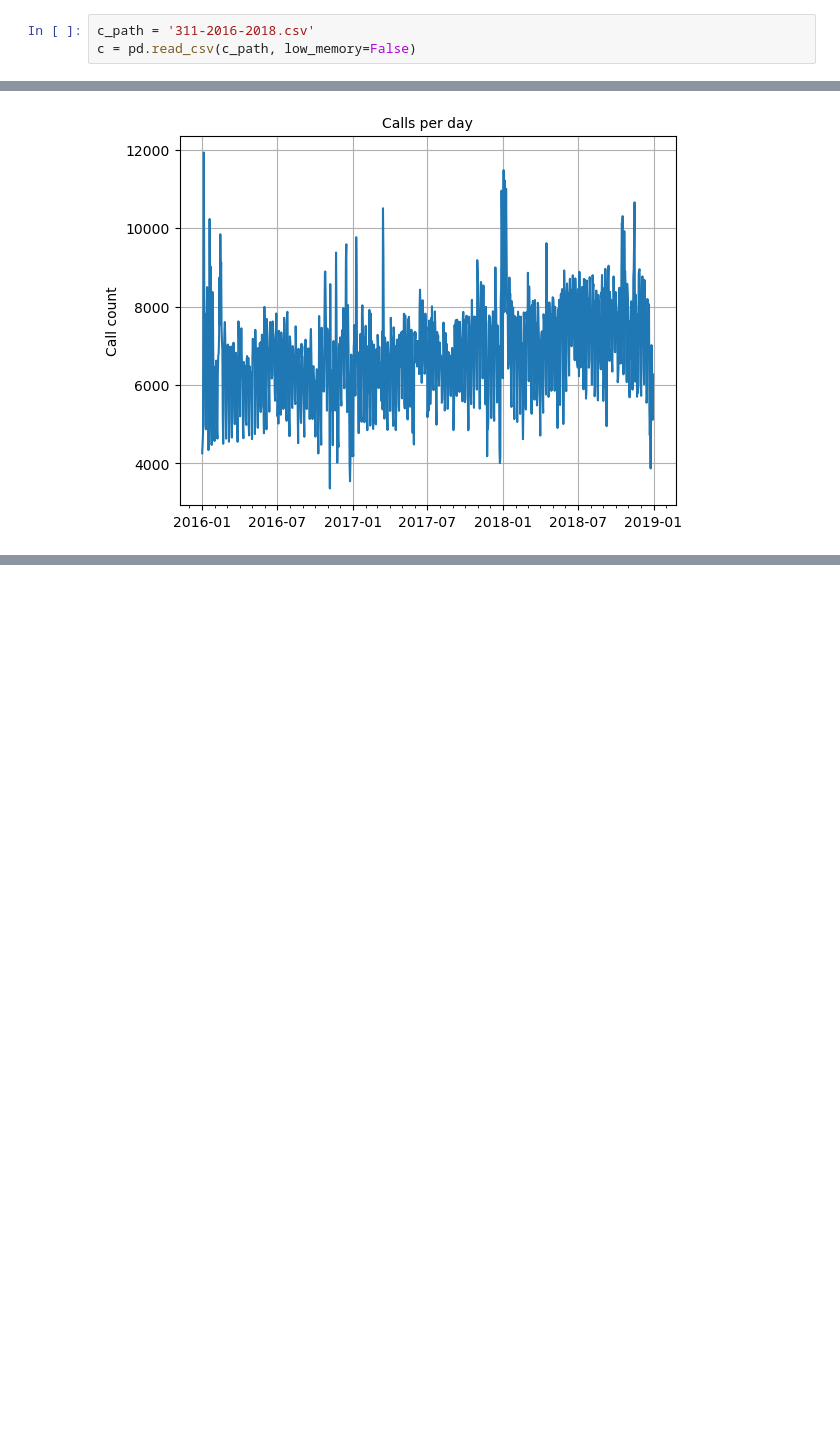
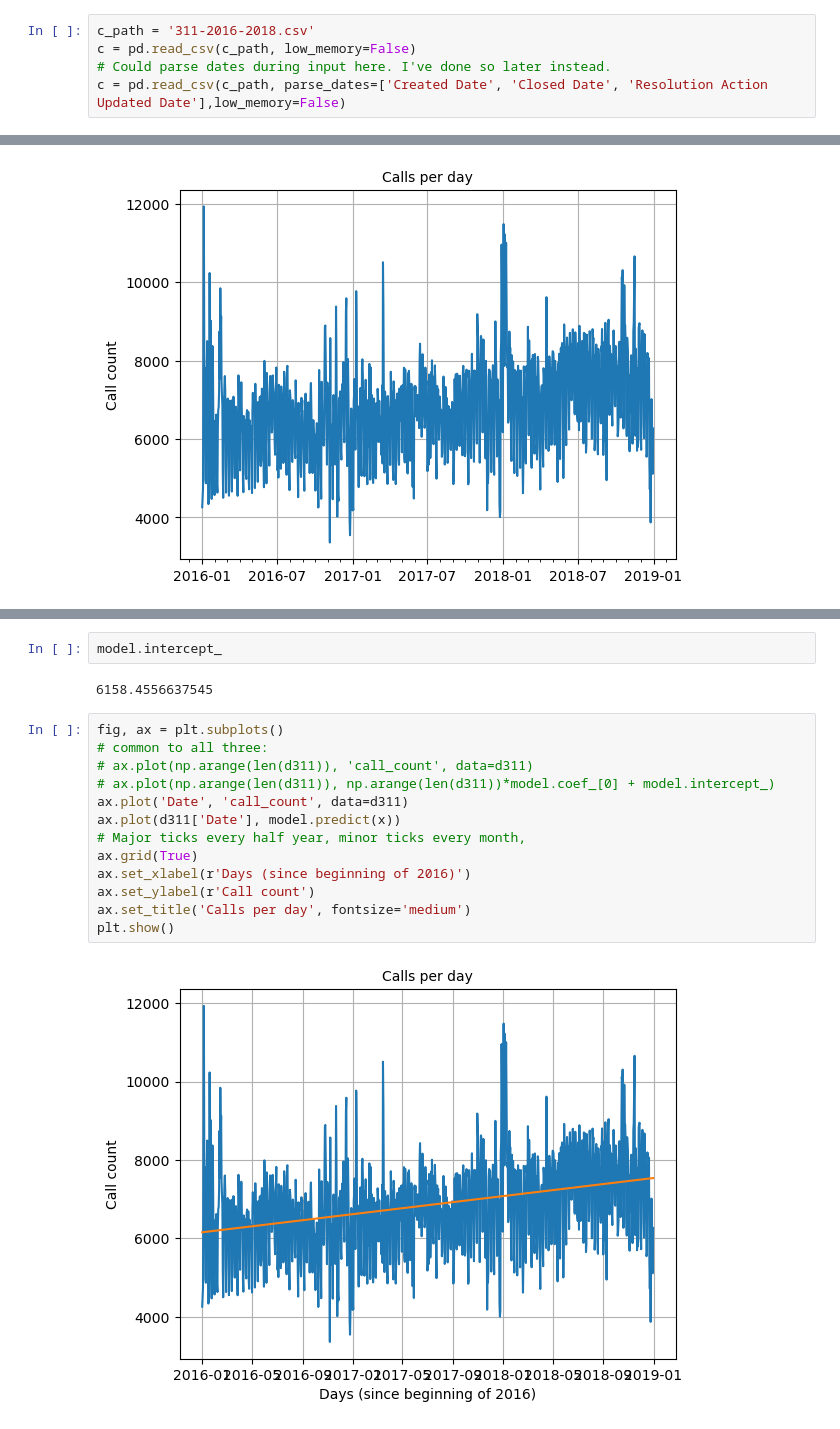
Before and after one commit to ericschwen/weather_311, a Jupyter notebook: 311_exploration.ipynb, the cells around one changed output, grey strips where cells are left out. Drawn from its saved outputs; the diff is of its cells as text; blank space fills up the shorter version.

Commit message:
Slight cleanup of 311 and weather exploration. Create and begin working on machine learning in 311_weather_modeling.

```diff
--- a/311_exploration.ipynb
+++ b/311_exploration.ipynb
@@ -24,6 +25,8 @@ Import data. Note that this takes a couple of minutes due to the large file size
 # %%
 c_path = '311-2016-2018.csv'
 c = pd.read_csv(c_path, low_memory=False)
+# Could parse dates during input here. I've done so later instead.
+c = pd.read_csv(c_path, parse_dates=['Created Date', 'Closed Date', 'Resolution Action Updated Date'],low_memory=False)
 # %% [markdown]
 Get an initial impression of the table we are working with.
 # %%
@@ -431,0 +410,19 @@ While this fit is noisy, it does appear 311 requests increase over time in this
+# %%
+model.intercept_
+# %% [output]
+6158.4556637545
+# %%
+fig, ax = plt.subplots()
+# common to all three:
+# ax.plot(np.arange(len(d311)), 'call_count', data=d311)
+# ax.plot(np.arange(len(d311)), np.arange(len(d311))*model.coef_[0] + model.intercept_)
+ax.plot('Date', 'call_count', data=d311)
+ax.plot(d311['Date'], model.predict(x))
+# Major ticks every half year, minor ticks every month,
+ax.grid(True)
+ax.set_xlabel(r'Days (since beginning of 2016)')
+ax.set_ylabel(r'Call count')
+ax.set_title('Calls per day', fontsize='medium')
+plt.show()
+# %% [output]
+[figure, added]
```
Also changed, not shown: parts of 54 cells of this notebook, 1 other file.
